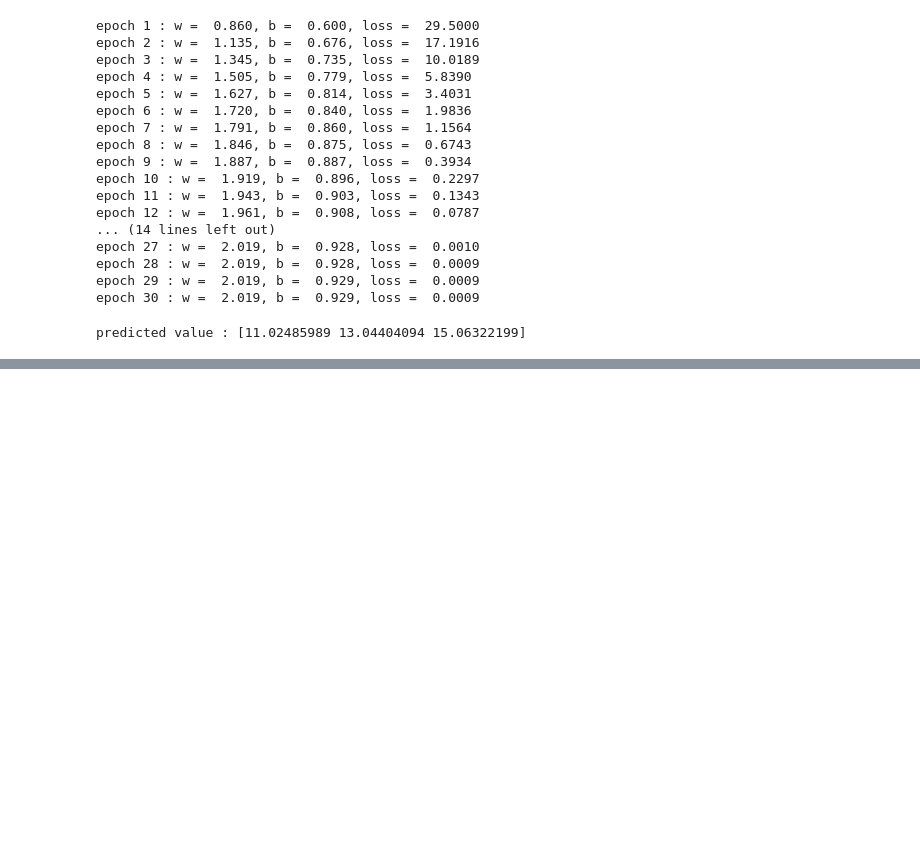
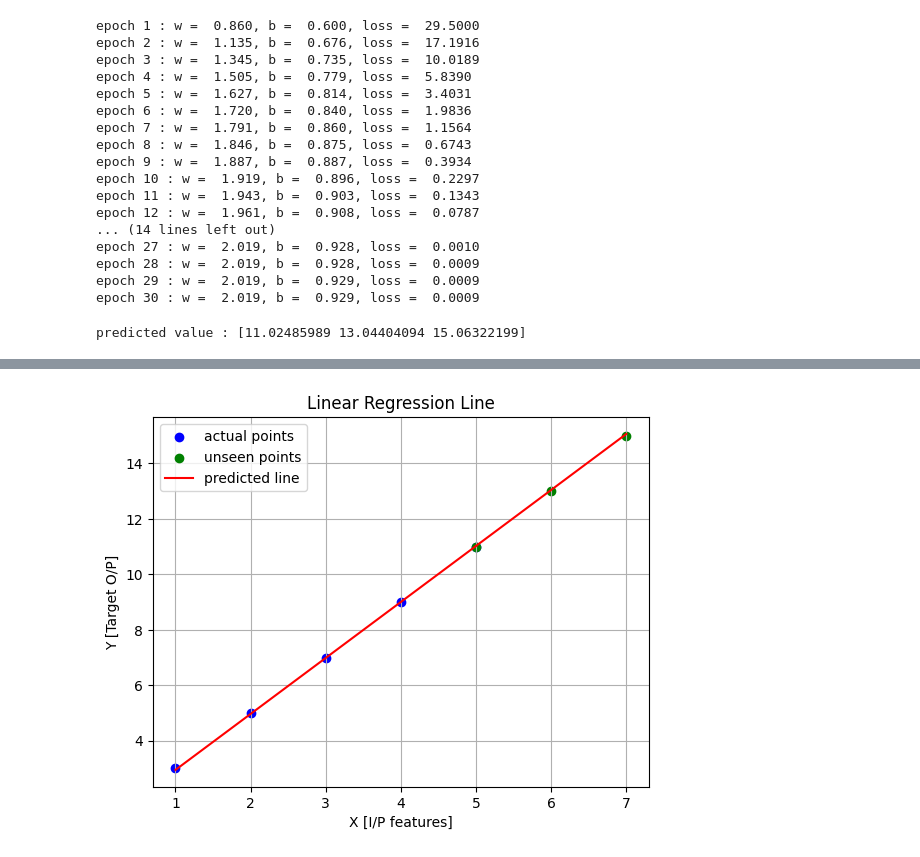
Before and after one commit to varun-chourasia/Machine-Learning-, a Jupyter notebook: Supervised_Learning.ipynb, the cells around one changed output, grey strips where cells are left out. Saved outputs shown, nothing was run; the diff lists cells and outputs as text; code cells hidden in the pictures; blank space fills up the shorter version.

```diff
--- a/Supervised_Learning.ipynb
+++ b/Supervised_Learning.ipynb
@@ -76,0 +94,17 @@ predicted value : [11.02485989 13.04404094 15.06322199]
+# %%
+Y_test = np.array([11,13,15])
+
+plt.scatter(X, Y, color='blue', label="actual points")
+plt.plot(X, Y_pred, color='red')
+
+plt.scatter(X_test, Y_test, color='green', label="unseen points")
+plt.plot(X_test, Y_pred_test, color='red', label='predicted line')
+
+plt.xlabel("X [I/P features]")
+plt.ylabel("Y [Target O/P]")
+plt.title("Linear Regression Line")
+plt.legend()
+plt.grid(True)
+plt.show()
+# %% [output]
+[figure, added]
```
Also changed, not shown: parts of 2 cells of this notebook.
